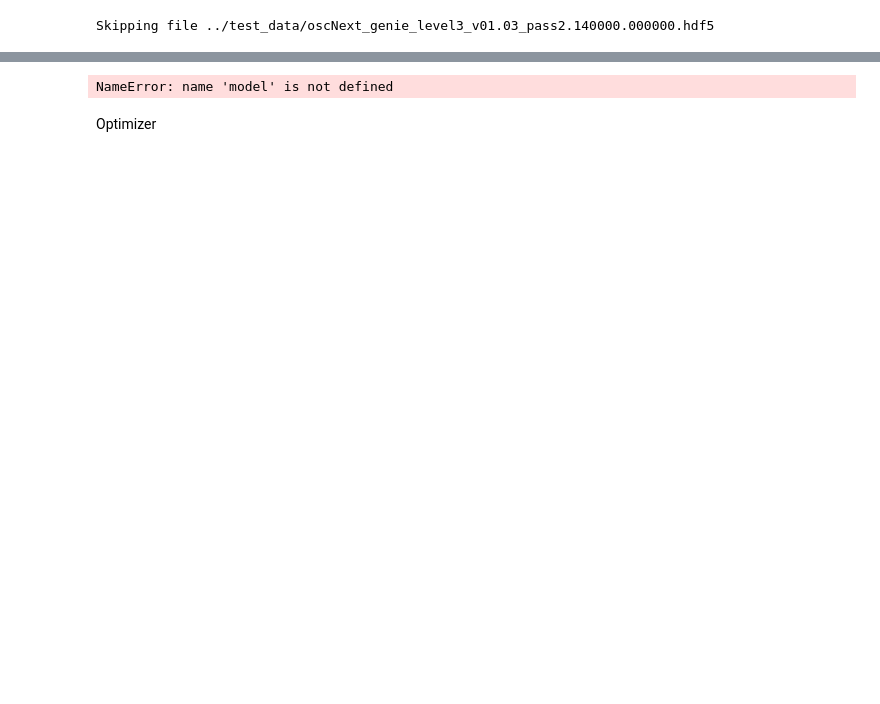
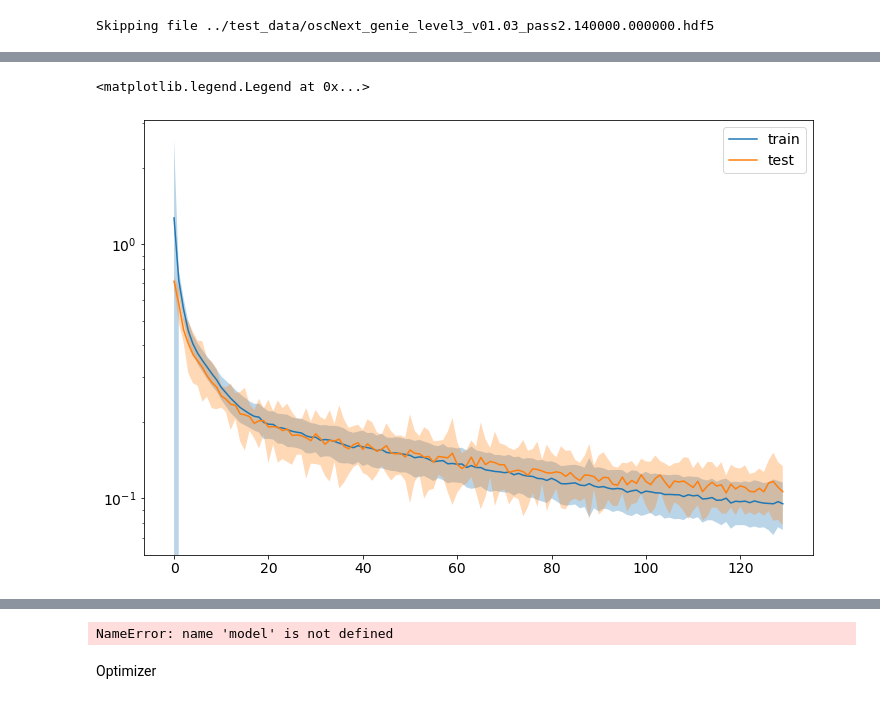
Before and after one commit to philippeller/IceNet, a Jupyter notebook: IceNet_llh_free.ipynb, the cells around one changed output, grey strips where cells are left out. Saved outputs shown, nothing was run; the diff lists cells and outputs as text; code cells hidden in the pictures; blank space fills up the shorter version.

```diff
--- a/IceNet_llh_free.ipynb
+++ b/IceNet_llh_free.ipynb
@@ -343 +436,21 @@ Train on 148526 samples, validate on 16504 samples
+# %%
+detail_train_losses = np.array(my_history.train_losses).reshape(np.concatenate(loss_history).shape[0], -1)
+detail_test_losses = np.array(my_history.test_losses).reshape(np.concatenate(loss_history).shape[0], -1)
+
+plt.plot(np.mean(detail_train_losses, axis=1), label='train')
+plt.fill_between(np.arange(detail_train_losses.shape[0]), np.mean(detail_train_losses, axis=1) - np.std(detail_train_losses, axis=1), np.mean(detail_train_losses, axis=1) + np.std(detail_train_losses, axis=1), alpha=0.3)
+
+plt.plot(np.mean(detail_test_losses, axis=1), label='test')
+plt.fill_between(np.arange(detail_test_losses.shape[0]), np.mean(detail_test_losses, axis=1) - np.std(detail_test_losses, axis=1), np.mean(detail_test_losses, axis=1) + np.std(detail_test_losses, axis=1), alpha=0.3)
+
+plt.gca().set_yscale('log')
+
+plt.legend()
+
+
+#plt.plot(np.arange(len(avg_loss)), np.concatenate(loss_history), label='train')
+#plt.plot(np.arange(len(avg_loss)), np.concatenate(val_loss_history), label='test')
+# %% [output]
+<matplotlib.legend.Legend at 0x...>
+[figure, added]
 # %%
```
Also changed, not shown: parts of 36 cells of this notebook, 2 other files.
